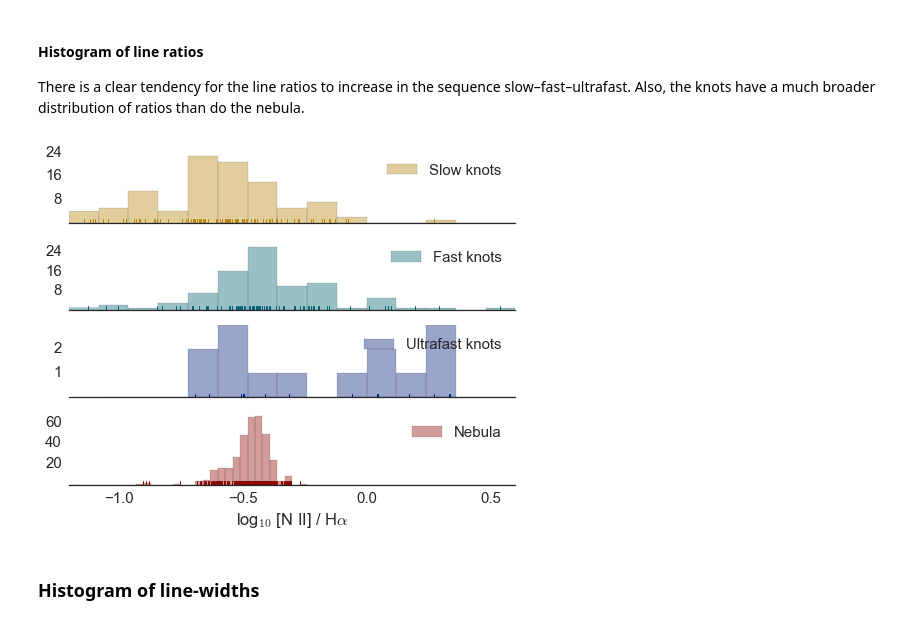
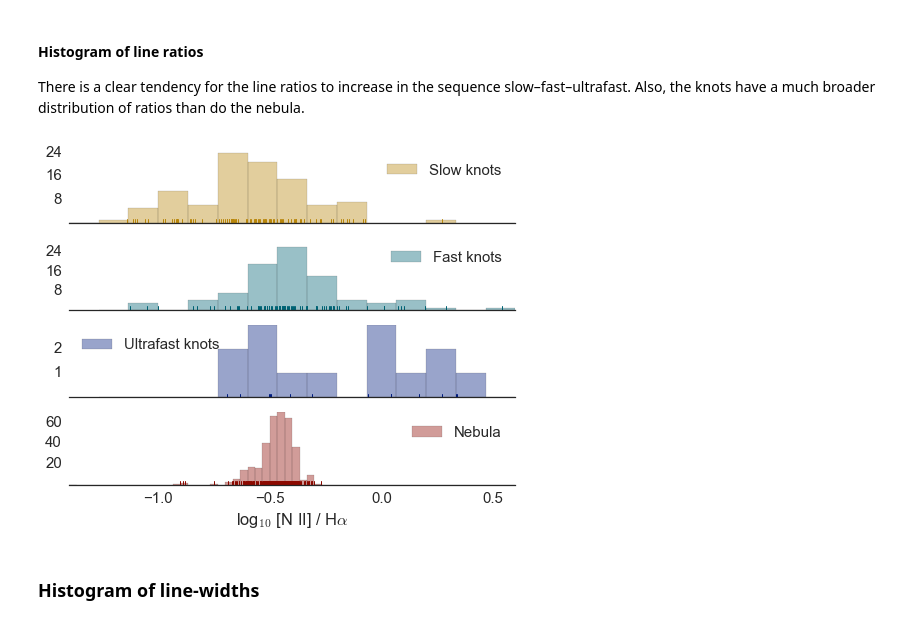
Before and after one commit to will-henney/orion-west, a Jupyter notebook: test-knot-fit.ipynb, the cells around one changed output. Drawn from its saved outputs; the diff is of its cells as text; code cells hidden in the pictures.

```diff
--- a/test-knot-fit.ipynb
+++ b/test-knot-fit.ipynb
@@ -427,7 +449,7 @@ logFc = logFc[np.isfinite(logFc)]
 
 range_ = [logF.min(), logFc.max()]
 #print(range_)
-range_ = [-1.4, 3.1]
+range_ = [-1.8, 3.1]
 hist_kws = {'range': range_}
 nbins = 15
 sns.distplot(logF[slow], hist_kws=hist_kws,
@@ -476,35 +498,35 @@ sns.despine(fig, left=True)
 X = np.log10(1.13*d.F.nii/d.F.ha)
 X = X[np.isfinite(X)]
 Xc = np.log10(1.13*d0.Fc.nii/d0.Fc.ha)
 Xc = Xc[np.isfinite(Xc)]
 
 range_ = [X.min(), X.max()]
 #print(range_)
-range_ = [-1.2, 0.6]
+range_ = [-1.4, 0.6]
 nbins = 15
 hist_kws = {'range': range_}
 sns.distplot(X[slow], hist_kws=hist_kws,
              axlabel='', label='Slow knots',
              bins=nbins, kde=False, rug=True, ax=axes[0], color='y')
 sns.distplot(X[fast], hist_kws=hist_kws,
              axlabel='', label='Fast knots',
              bins=nbins, kde=False, rug=True, ax=axes[1], color='c')
 sns.distplot(X[ultrafast], hist_kws=hist_kws,
              axlabel='', label='Ultrafast knots',
              bins=nbins, kde=False, rug=True, ax=axes[2], color='b')
 sns.distplot(Xc, hist_kws=hist_kws,
              axlabel=r'log$_{10}$ [N II] / H$\alpha$', label='Nebula',
              bins=4*nbins, kde=False, rug=True, ax=axes[3], color='r')
 for ax in axes:
     ax.legend(loc='best')
     ax.yaxis.set_major_formatter(FormatStrFormatter('%d'))
     ax.yaxis.set_major_locator(MaxNLocator(4, integer=True, prune='both'))
     ax.set(
         xlim=range_,
     )
 fig.savefig('knot-histogram-ratio.pdf')
 # %% [output]
-[figure, old version]
+[figure, new version]
 # %% [markdown]
 ### Histogram of line-widths
 # %%
```
Also changed, not shown: parts of 10 cells of this notebook, 5 other files.
